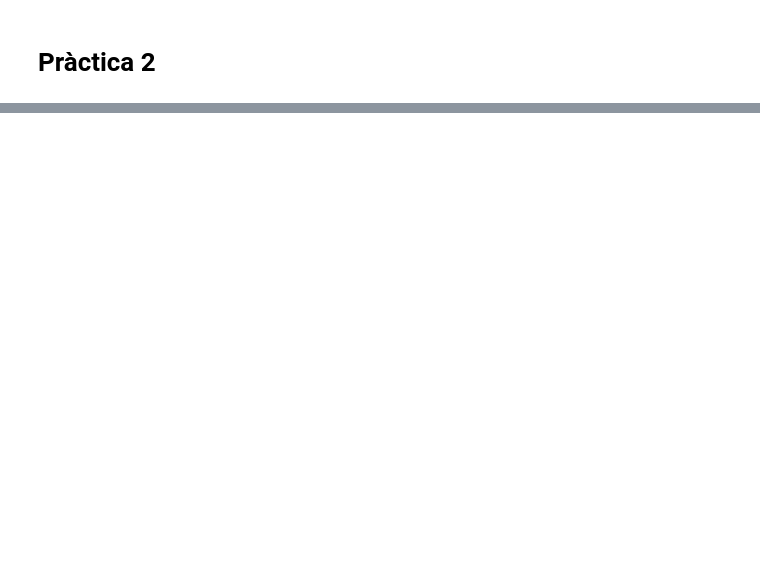
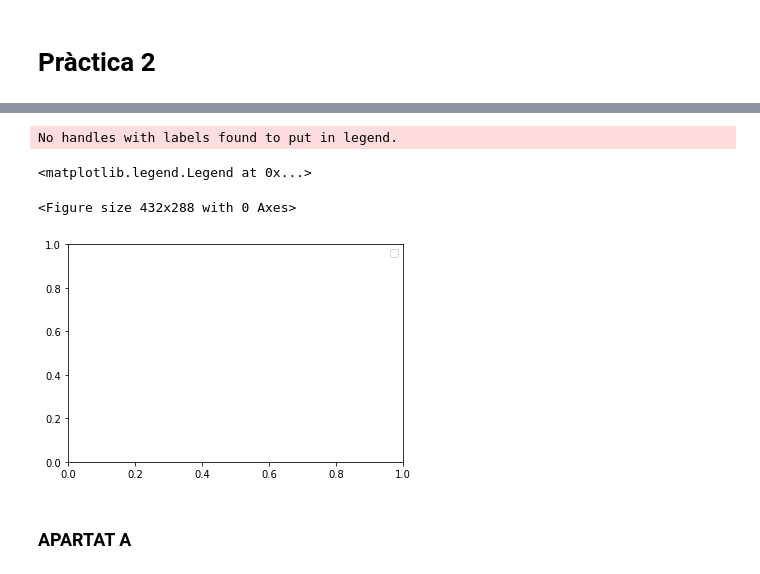
Before and after one commit to pablo15ruiz/ac-pr02, a Jupyter notebook: notebook.ipynb, the cells around one changed output, grey strips where cells are left out. Cells and saved outputs as stored; diff of their text form; code cells hidden in the pictures; blank space fills up the shorter version.

```diff
--- a/notebook.ipynb
+++ b/notebook.ipynb
@@ -6,0 +64,41 @@
+# %%
+from sklearn.metrics import f1_score, precision_recall_curve, average_precision_score, roc_curve, auc
+
+n_classes = 0
+
+# Compute Precision-Recall and plot curve
+precision = {}
+recall = {}
+average_precision = {}
+plt.figure()
+for i in range(n_classes):
+    precision[i], recall[i], _ = precision_recall_curve(y_v == i, probs[:, i])
+    average_precision[i] = average_precision_score(y_v == i, probs[:, i])
+
+    plt.plot(recall[i], precision[i],
+    label='Precision-recall curve of class {0} (area = {1:0.2f})'
+                           ''.format(i, average_precision[i]))
+    plt.xlabel('Recall')
+    plt.ylabel('Precision')
+    plt.legend(loc="upper right")
+
+
+# Compute ROC curve and ROC area for each class
+fpr = {}
+tpr = {}
+roc_auc = {}
+for i in range(n_classes):
+    fpr[i], tpr[i], _ = roc_curve(y_v == i, probs[:, i])
+    roc_auc[i] = auc(fpr[i], tpr[i])
+
+# Compute micro-average ROC curve and ROC area
+# Plot ROC curve
+plt.figure()
+for i in range(n_classes):
+    plt.plot(fpr[i], tpr[i], label='ROC curve of class {0} (area = {1:0.2f})' ''.format(i, roc_auc[i]))
+plt.legend()
+# %% [output]
+No handles with labels found to put in legend.
+<matplotlib.legend.Legend at 0x...>
+<Figure size 432x288 with 0 Axes>
+[figure, added]
@@ -6,0 +188,2 @@
+# %% [markdown]
+### APARTAT A
```
Also changed, not shown: parts of 20 cells of this notebook.
